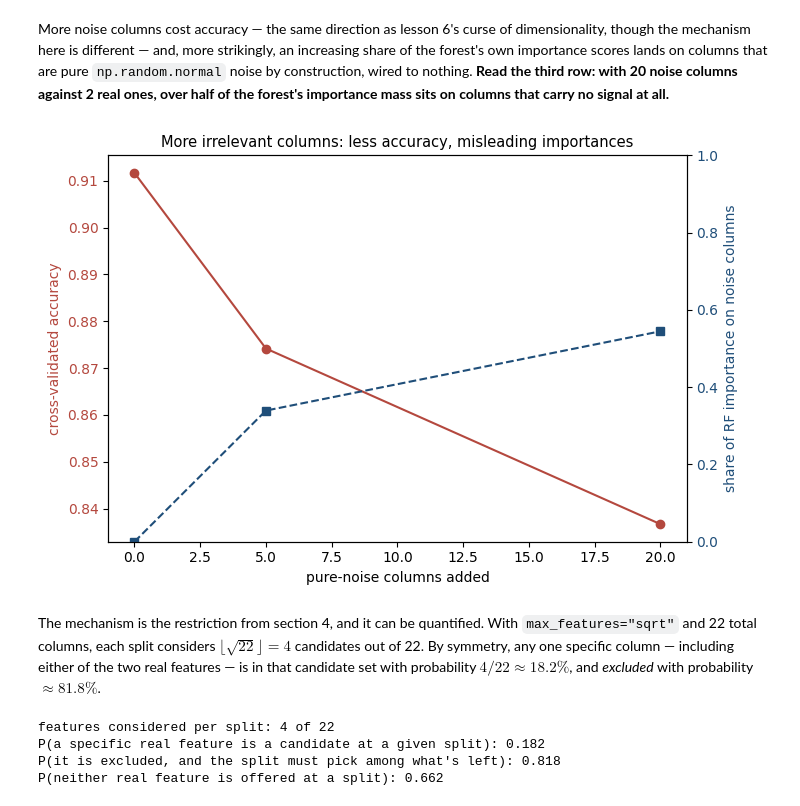
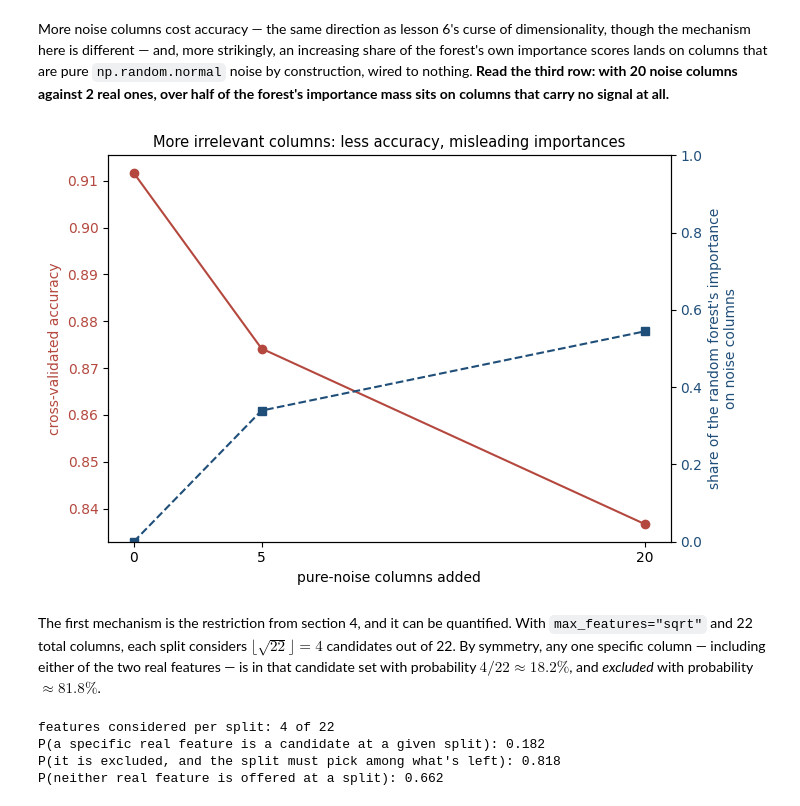
Before and after one commit to fabioantonini/technologies-for-artificial-intelligence, a Jupyter notebook: Lessons/07_trees_and_ensembles/Notebooks/02_bagging_and_random_forests.ipynb, the cells around one changed output. Cells and saved outputs as stored; diff of their text form; code cells hidden in the pictures.

```diff
--- a/Lessons/07_trees_and_ensembles/Notebooks/02_bagging_and_random_forests.ipynb
+++ b/Lessons/07_trees_and_ensembles/Notebooks/02_bagging_and_random_forests.ipynb
@@ -358,27 +366,28 @@ signal at all.**
 # %%
 fig, ax1 = plt.subplots(figsize=(7.2, 4.8))
 ax1.plot(noise_table["noise columns"], noise_table["cv accuracy"], "o-",
          color=RUST, label="cross-validated accuracy")
 ax1.set_xlabel("pure-noise columns added")
+ax1.set_xticks(list(noise_table["noise columns"]))
 ax1.set_ylabel("cross-validated accuracy", color=RUST)
 ax1.tick_params(axis="y", labelcolor=RUST)
 
 ax2 = ax1.twinx()
 ax2.plot(noise_table["noise columns"], noise_table["importance on noise columns"],
          "s--", color=BLUE, label="importance mass on noise columns")
-ax2.set_ylabel("share of RF importance on noise columns", color=BLUE)
+ax2.set_ylabel("share of the random forest's importance\non noise columns", color=BLUE)
 ax2.tick_params(axis="y", labelcolor=BLUE)
 ax2.set_ylim(0, 1)
 
 ax1.set_title("More irrelevant columns: less accuracy, misleading importances",
               fontsize=10.5)
 fig.tight_layout()
 fig.savefig(FIGURES / "noise_importance.png", dpi=150, bbox_inches="tight")
 plt.show()
 # %% [output]
-[figure, old version]
+[figure, new version]
 # %% [markdown]
-The mechanism is the restriction from section 4, and it can be quantified.
+The first mechanism is the restriction from section 4, and it can be quantified.
 With `max_features="sqrt"` and 22 total columns, each split considers
 $\lfloor\sqrt{22}\rfloor = 4$ candidates out of 22. By symmetry, any one
 specific column — including either of the two real features — is in that
```
Also changed, not shown: parts of 14 cells of this notebook, 17 other files.
